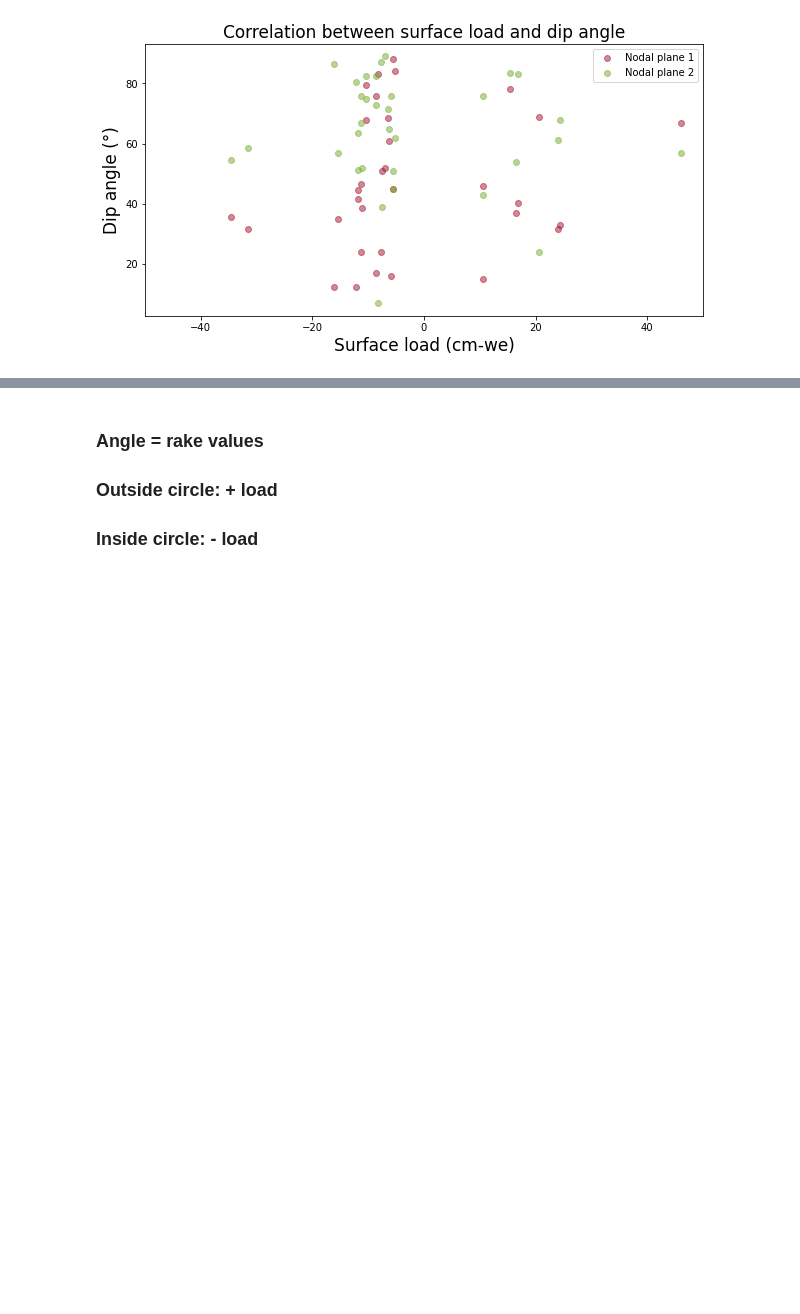
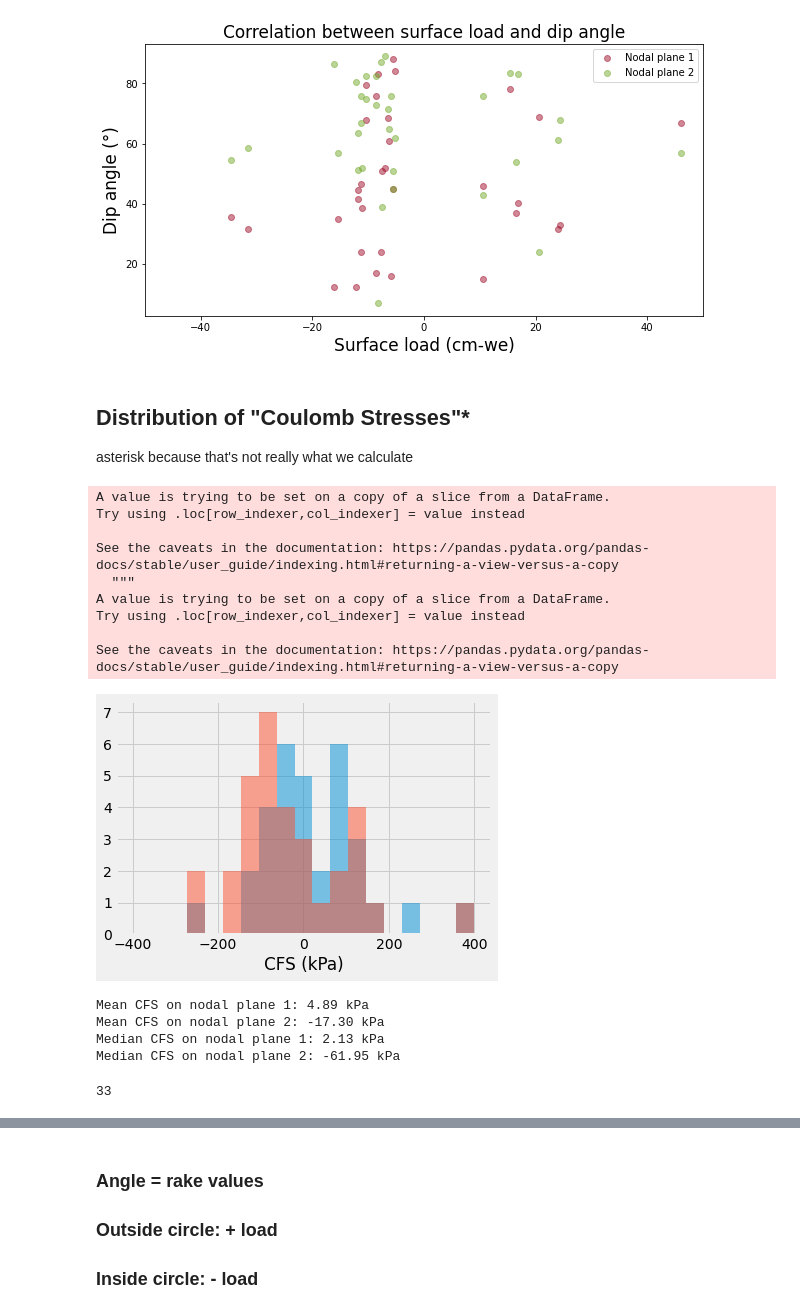
Before and after one commit to amandasyamsul/SLIQ, a Jupyter notebook: focal-mechanisms.ipynb, the cells around one changed output, grey strips where cells are left out. Saved outputs shown, nothing was run; the diff lists cells and outputs as text; code cells hidden in the pictures; blank space fills up the shorter version.

```diff
--- a/focal-mechanisms.ipynb
+++ b/focal-mechanisms.ipynb
@@ -147,3 +147,42 @@ ax.set_title("Correlation between surface load and dip angle", fontsize = 17)
 # %% [output]
 Text(0.5, 1.0, 'Correlation between surface load and dip angle')
 [figure]
+# %% [markdown]
+## Distribution of  "Coulomb Stresses"*
+asterisk because that's not really what we calculate
+# %%
+# subset the catalog with moment tensors
+mt_cat = catalog.loc[~np.isnan(catalog['us_Mww_np2_dip'])]
+# %%
+f=0.6
+surface_load = 1000 * 9.8 * catalog.dmass
+sigma_C1 = surface_load * (np.sin(mt_cat.us_Mww_np1_dip) + f * np.cos(mt_cat.us_Mww_np1_dip))
+sigma_C2 = surface_load * (np.sin(mt_cat.us_Mww_np2_dip) + f * np.cos(mt_cat.us_Mww_np2_dip))
+mt_cat['CFS1'] = sigma_C1
+mt_cat['CFS2'] = sigma_C2
+bins = np.linspace(-40e1,40e1,20)
+plt.hist(sigma_C1/1e3,alpha=0.5, bins = bins)
+plt.hist(sigma_C2/1e3,alpha=0.5, bins=bins)
+plt.xlabel('CFS (kPa)')
+plt.show()
+print(f'Mean CFS on nodal plane 1: {sigma_C1.mean()/1e3:.2f} kPa')
+print(f'Mean CFS on nodal plane 2: {sigma_C2.mean()/1e3:.2f} kPa')
+print(f'Median CFS on nodal plane 1: {sigma_C1.median()/1e3:.2f} kPa')
+print(f'Median CFS on nodal plane 2: {sigma_C2.median()/1e3:.2f} kPa')
+len(sigma_C2[~np.isnan(sigma_C2)])
+# %% [output]
+A value is trying to be set on a copy of a slice from a DataFrame.
+Try using .loc[row_indexer,col_indexer] = value instead
+
+See the caveats in the documentation: https://pandas.pydata.org/pandas-docs/stable/user_guide/indexing.html#returning-a-view-versus-a-copy
+  """
+A value is trying to be set on a copy of a slice from a DataFrame.
+Try using .loc[row_indexer,col_indexer] = value instead
+
+See the caveats in the documentation: https://pandas.pydata.org/pandas-docs/stable/user_guide/indexing.html#returning-a-view-versus-a-copy
+[figure, added]
+Mean CFS on nodal plane 1: 4.89 kPa
+Mean CFS on nodal plane 2: -17.30 kPa
+Median CFS on nodal plane 1: 2.13 kPa
+Median CFS on nodal plane 2: -61.95 kPa
+33
```
Also changed, not shown: parts of 2 cells of this notebook, 3 other files.
